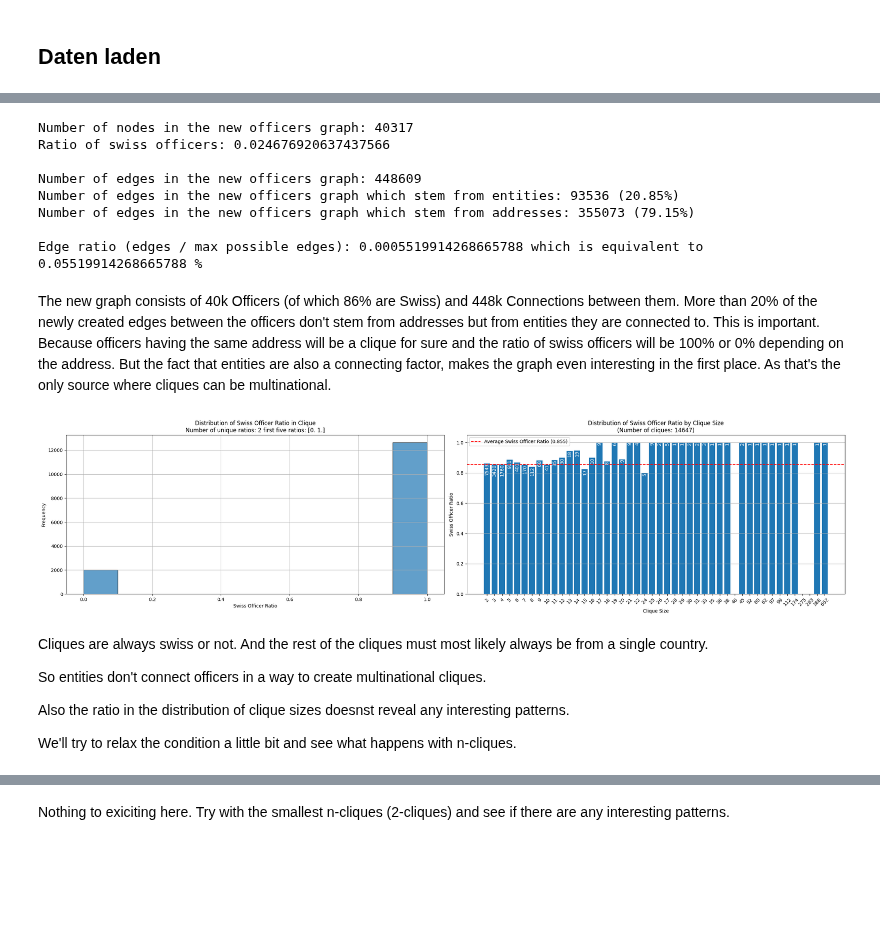
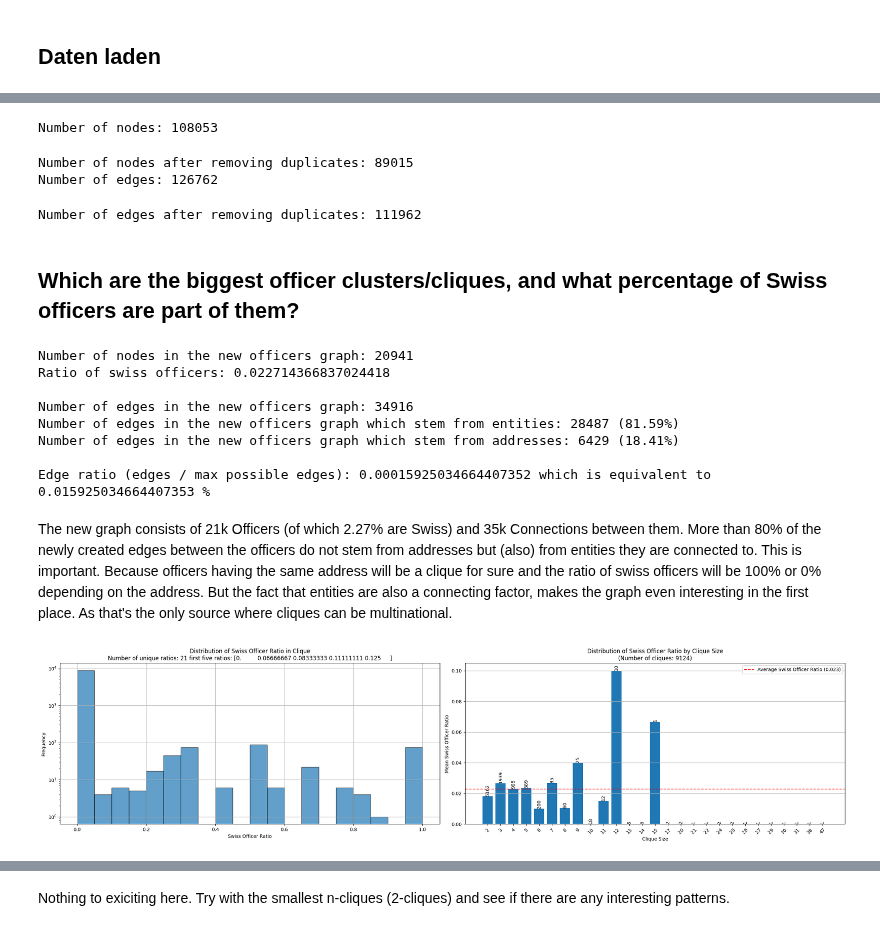
Before and after one commit to gabrieltorresgamez/fhnw-san-project, a Jupyter notebook: 99-Swiss officer ratios.ipynb, the cells around one changed output, grey strips where cells are left out. Cells and saved outputs as stored; diff of their text form; code cells hidden in the pictures; blank space fills up the shorter version.

Commit message:
Removed unused comments, deduplicated graph, added analysis of top 10 cliques

```diff
--- a/99-Swiss officer ratios.ipynb
+++ b/99-Swiss officer ratios.ipynb
@@ -93,14 +76,30 @@ Number of weakly connected components:  53
+# %%
+G = utils.get_graph(GRAPH_PATH, PAPERS)
+
+print(f"Number of nodes: {len(G.nodes)}")
+G = utils.merge_duplicate_nodes(
+    G, exclude_attributes=["label", "countries", "sourceID", "valid_until", "note"]
+)
+print(f"Number of nodes after removing duplicates: {len(G.nodes)}")
+
+print(f"Number of edges: {len(G.edges)}")
+G = utils.remove_duplicate_edges(G)
+print(f"Number of edges after removing duplicates: {len(G.edges)}")
+# %% [output]
+Number of nodes: 108053
+Number of nodes after removing duplicates: 89015
+Number of edges: 126762
+Number of edges after removing duplicates: 111962
+# %% [markdown]
+## Which are the biggest officer clusters/cliques, and what percentage of Swiss officers are part of them?
 # %%
 def unweighted_project_officers_graph(G):
-    # Step 1: Make the original graph undirected
     undirected_G = G.to_undirected()
 
-    # Step 2: Project the network to obtain a graph with only officers
     officers_nodes = {node for node, data in undirected_G.nodes(data=True) if data.get("node_type") == "Officer"}
 
     connecting_entities = 0
 
-    # Step 3: Connect officers if they share the same address or entity
     new_G = nx.Graph()
     for node in officers_nodes:
 
@@ -116,16 +115,14 @@ def unweighted_project_officers_graph(G):
             for neighbor in undirected_G.neighbors(related_node):
                 if neighbor in officers_nodes and neighbor != node:
                     related_data = undirected_G.nodes[related_node]
-                    if related_data.get("node_type") == "Entity":
+                    if related_data.get("node_type") == "Entity" and not new_G.has_edge(node, neighbor):
                         connecting_entities += 1
                     new_G.add_edge(node, neighbor)
 
     return new_G, connecting_entities
 
-# Create the new graph
 new_officers_graph, connecting_entities = unweighted_project_officers_graph(G)
 # %%
-# List the number of edges and nodes
 num_nodes = len(new_officers_graph.nodes)
 num_edges = len(new_officers_graph.edges)
 
@@ -145,38 +142,32 @@ print(f"Number of edges in the new officers graph which stem from entities: {con
 print(f"Number of edges in the new officers graph which stem from addresses: {num_edges-connecting_entities} ({(num_edges-connecting_entities)/num_edges:.2%})")
 print()
 
-# Calculate the ratio of edges to the number of maximally possible edges
-max_possible_edges = num_nodes * (num_nodes - 1) / 2  # Complete graph formula
-edge_ratio = num_edges / max_possible_edges if max_possible_edges > 0 else 0  # To handle division by zero
+max_possible_edges = num_nodes * (num_nodes - 1) / 2
+edge_ratio = num_edges / max_possible_edges if max_possible_edges > 0 else 0
 
 print("Edge ratio (edges / max possible edges):", edge_ratio, "which is equivalent to", edge_ratio * 100, "%")
 # %% [output]
-Number of nodes in the new officers graph: 40317
-Ratio of swiss officers: 0.024676920637437566
+Number of nodes in the new officers graph: 20941
+Ratio of swiss officers: 0.022714366837024418
 
-Number of edges in the new officers graph: 448609
-Number of edges in the new officers graph which stem from entities: 93536 (20.85%)
-Number of edges in the new officers graph which stem from addresses: 355073 (79.15%)
+Number of edges in the new officers graph: 34916
+Number of edges in the new officers graph which stem from entities: 28487 (81.59%)
+Number of edges in the new officers graph which stem from addresses: 6429 (18.41%)
 
-Edge ratio (edges / max possible edges): 0.0005519914268665788 which is equivalent to 0.05519914268665788 %
+Edge ratio (edges / max possible edges): 0.00015925034664407352 which is equivalent to 0.015925034664407353 %
 # %% [markdown]
-The new graph consists of 40k Officers (of which 86% are Swiss) and 448k Connections between them. More than 20% of the newly created edges between the officers don't stem from addresses but from entities they are connected to. This is important. Because officers having the same address will be a clique for sure and the ratio of swiss officers will be 100% or 0% depending on the address. But the fact that entities are also a connecting factor, makes the graph even interesting in the first place. As that's the only source where cliques can be multinational.
+The new graph consists of 21k Officers (of which 2.27% are Swiss) and 35k Connections between them. More than 80% of the newly created edges between the officers do not stem from addresses but (also) from entities they are connected to. This is important. Because officers having the same address will be a clique for sure and the ratio of swiss officers will be 100% or 0% depending on the address. But the fact that entities are also a connecting factor, makes the graph even interesting in the first place. As that's the only source where cliques can be multinational.
 # %%
-def plot_swiss_officer_ratios_by_group(G, G_swiss, group_callback, grouping_method):
-    # Step 1: Get all groups using the provided callback
+def plot_swiss_officer_ratios_by_group(G, group_callback, grouping_method):
     groups = list(group_callback(G))
 
-    # Step 2: Get all Swiss officers
-    swiss_officers = {node for node, data in G_swiss.nodes(data=True) if data.get("node_type") == "Officer"}
-
-    # Step 3: Calculate the ratio of Swiss officers for each group size
     swiss_ratio_by_size = {}
     groups_ratios = []
 
     for group in groups:
         group_size = len(group)
 
-        swiss_count = sum(1 for node in group if node in swiss_officers)
+        swiss_count = sum(1 for node in group if node in swiss_officers_nodes)
         swiss_ratio = swiss_count / group_size if group_size > 0 else 0
 
         # Skip groups with size 1
@@ -189,59 +180,46 @@ def plot_swiss_officer_ratios_by_group(G, G_swiss, group_callback, grouping_meth
         swiss_ratio_by_size[group_size]["total_groups"] += 1
         swiss_ratio_by_size[group_size]["swiss_count"] += swiss_count
 
-    # Step 4: Calculate the ratio of Swiss officers for each group size
     for size, data in swiss_ratio_by_size.items():
         total_groups = data["total_groups"]
         swiss_count = data["swiss_count"]
         swiss_ratio = swiss_count / (total_groups * size) if total_groups > 0 else 0
         swiss_ratio_by_size[size]["swiss_ratio"] = swiss_ratio
 
-    # Plot histogram and distribution of Swiss officer ratios in groups
     fig, ax = plt.subplots(1, 2, figsize=(24, 6))
     plt.sca(ax[0])
-    plt.hist(groups_ratios, edgecolor='black', alpha=0.7)
+    plt.hist(groups_ratios, edgecolor='black', alpha=0.7, bins=min(20, len(groups)))#, log=True)
     ratio_dist = np.unique(groups_ratios)
     plt.title(f'Distribution of Swiss Officer Ratio in {grouping_method.capitalize()}\n'
               f'Number of unique ratios: {len(ratio_dist)} first five ratios: {ratio_dist[:5] if len(ratio_dist) > 5 else ratio_dist}')
     plt.xlabel('Swiss Officer Ratio')
     plt.ylabel('Frequency')
+    plt.yscale('log')    #, nonpositive='clip')
     plt.grid(True)
 
-    # Extract group sizes and Swiss ratios
     group_sizes = sorted(swiss_ratio_by_size.keys())
     swiss_ratios = [swiss_ratio_by_size[size]['swiss_ratio'] for size in group_sizes]
     group_counts = [swiss_ratio_by_size[size]['total_groups'] for size in group_sizes]
 
-    # Plot the distribution as a bar plot with categorical x-axis
     plt.sca(ax[1])
     bars = plt.bar([str(size) for size in group_sizes], swiss_ratios)
     plt.title(f'Distribution of Swiss Officer Ratio by {grouping_method.capitalize()} Size\n'
               f'(Number of {grouping_method}s: {len(groups)})')
     plt.xlabel(f'{grouping_method.capitalize()} Size')
     plt.ylabel('Mean Swiss Officer Ratio')
-    plt.xticks(rotation=45)  # Rotate x-axis labels by 45 degrees
+    plt.xticks(rotation=45)
     plt.grid(axis='y')
 
-    # Add average line for Swiss officers ratio of 0.85 (assuming the ratio is given)
     plt.axhline(y=swiss_officers_to_all_officers_ratio, color='red', linestyle='--', label=f'Average Swiss Officer Ratio ({swiss_officers_to_all_officers_ratio:.3f})')
     plt.legend()
 
-    # Add group counts as text labels inside the bars
     for bar, count in zip(bars, group_counts):
         height = bar.get_height()
-        plt.text(bar.get_x() + bar.get_width() / 2, height, count, ha='center', va='top', rotation=90, color="white")
+        plt.text(bar.get_x() + bar.get_width() / 2, height, count, ha='center', va='bottom', rotation=90)
 
     plt.tight_layout()
     plt.show()
 # %%
-plot_swiss_officer_ratios_by_group(new_officers_graph, G_swiss, nx.find_cliques, 'clique')
+plot_swiss_officer_ratios_by_group(new_officers_graph, nx.find_cliques, 'clique')
 # %% [output]
-[figure, old version]
+[figure, new version]
-# %% [markdown]
-Cliques are always swiss or not. And the rest of the cliques must most likely always be from a single country.
-
-So entities don't connect officers in a way to create multinational cliques.
-
-Also the ratio in the distribution of clique sizes doesnst reveal any interesting patterns.
-
-We'll try to relax the condition a little bit and see what happens with n-cliques.
```
Also changed, not shown: parts of 15 cells of this notebook.
